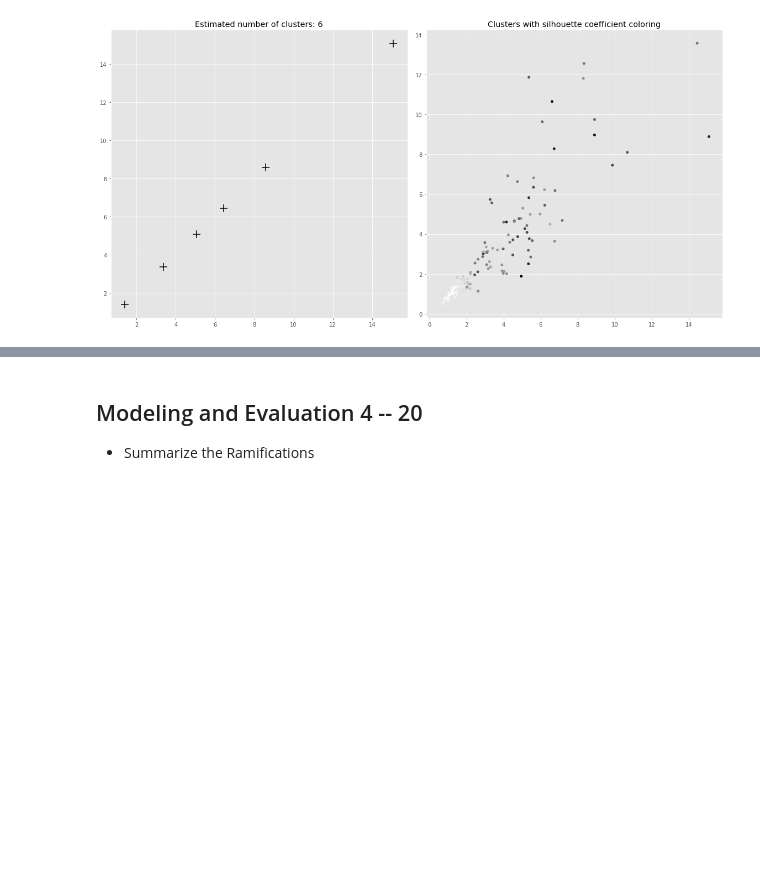
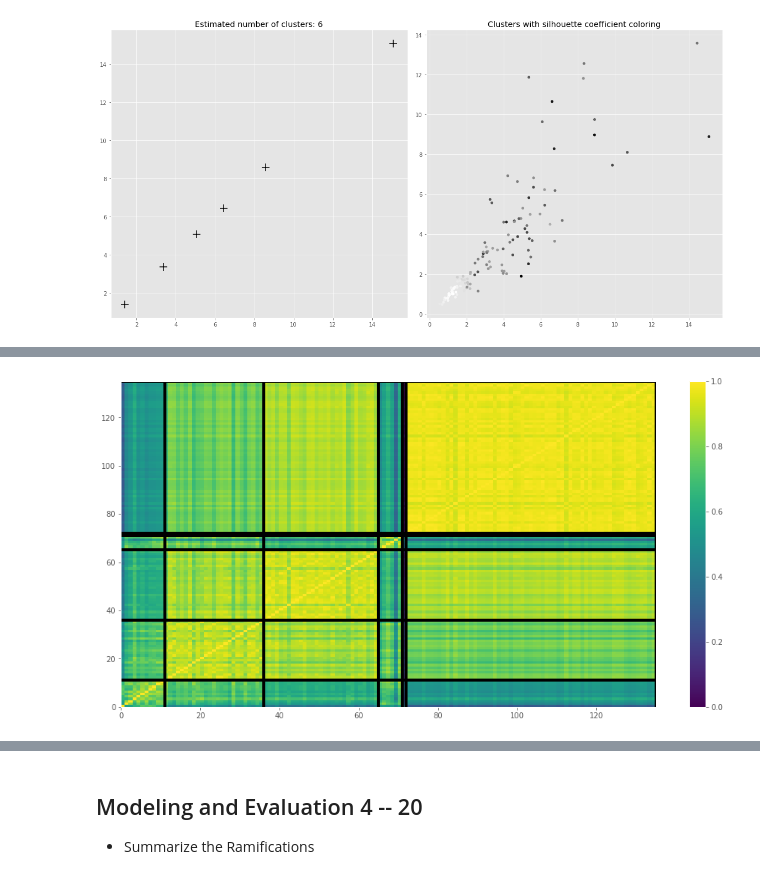
Before and after one commit to tdeason416/DS7331_grp3, a Jupyter notebook: Draft_9.ipynb, the cells around one changed output, grey strips where cells are left out. Cells and saved outputs as stored; diff of their text form; code cells hidden in the pictures; blank space fills up the shorter version.

```diff
--- a/Draft_9.ipynb
+++ b/Draft_9.ipynb
@@ -914,7 +914,7 @@ from sklearn.metrics import pairwise
 
 y=labels
 idx_sorted = np.argsort(y,kind="quicksort")  # need to get the ordering of Y
-all_df2_sorted = all_df2[idx_sorted]  # sort the dataset by class
+all_df2_sorted = all_df2.iloc[idx_sorted]  # sort the dataset by class
 %time R = pairwise.euclidean_distances(all_df2_sorted)  # calculate the similarity
 
 #transform distance to similarity
@@ -923,6 +923,7 @@ max_r = np.max(R)
 R = 1-(R-min_r)/(max_r-min_r)
 
 # plt.figure(figsize=(20,10))
+plt.figure(figsize=(16,8))
 plt.pcolormesh(R)
 plt.colorbar()
 
@@ -938,3 +940,4 @@ KeyError: '[ 94  83  79 120   5  60  18   8 117  34 108  86  31  72  67  70  50
+[figure, added]
 # %%
 # do it for the k-means
 from sklearn.cluster import KMeans
```
Also changed, not shown: parts of 24 cells of this notebook, 1 other file.
